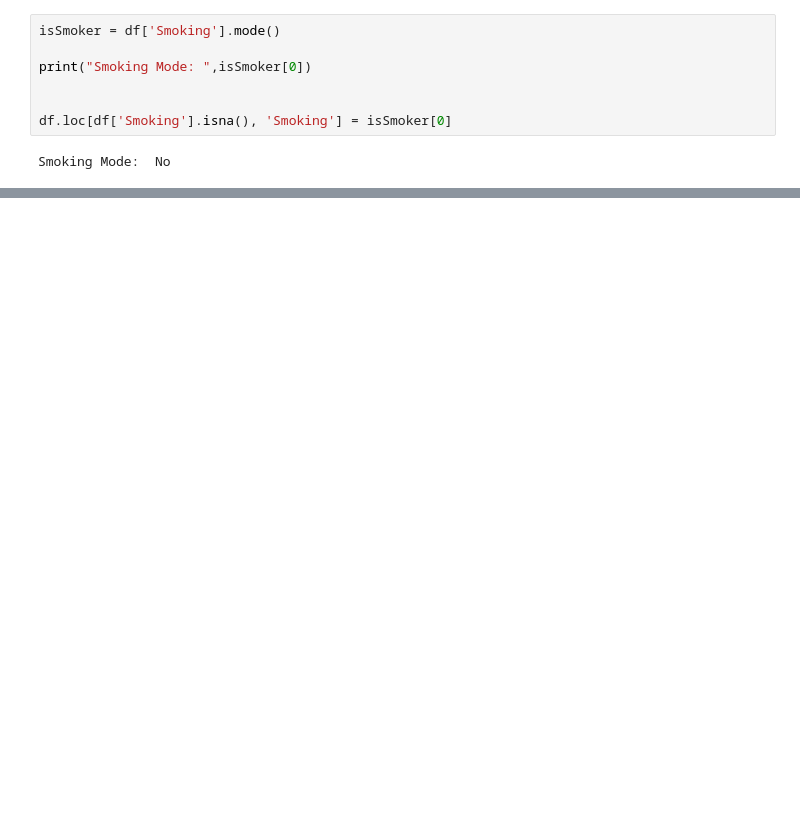
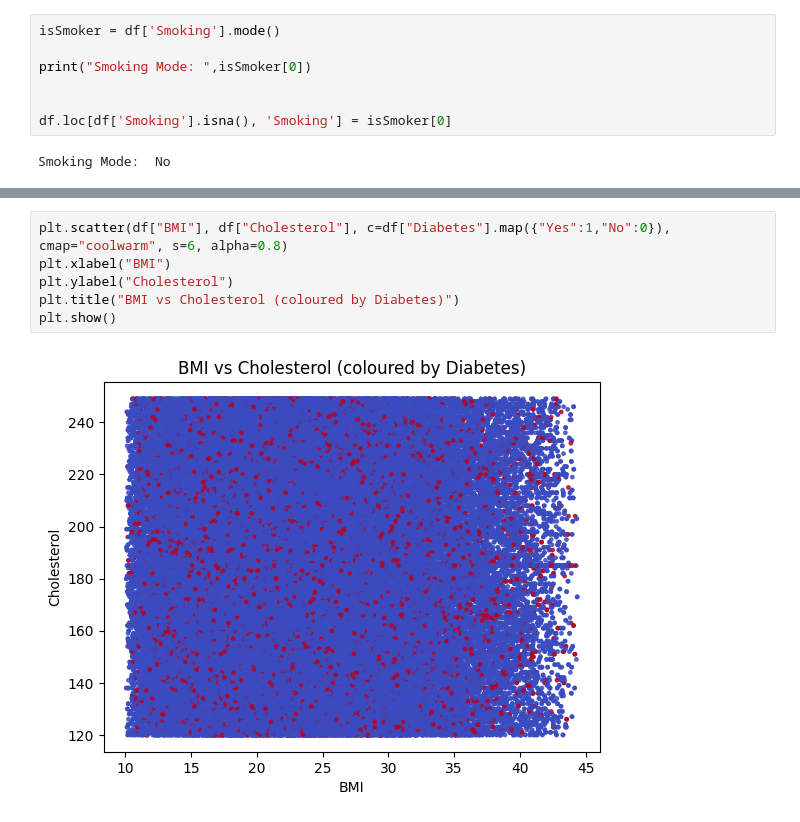
Before and after one commit to Ryan-Dunne/DataScience, a Jupyter notebook: DataPreprocessing.ipynb, the cells around one changed output, grey strips where cells are left out. Cells and saved outputs as stored; diff of their text form; blank space fills up the shorter version.

```diff
--- a/DataPreprocessing.ipynb
+++ b/DataPreprocessing.ipynb
@@ -232,0 +338,8 @@ df.to_csv("completed_medical_students_dataset.csv")
+# %%
+plt.scatter(df["BMI"], df["Cholesterol"], c=df["Diabetes"].map({"Yes":1,"No":0}), cmap="coolwarm", s=6, alpha=0.8)
+plt.xlabel("BMI")
+plt.ylabel("Cholesterol")
+plt.title("BMI vs Cholesterol (coloured by Diabetes)")
+plt.show()
+# %% [output]
+[figure, added]
```
Also changed, not shown: parts of 28 cells of this notebook, 2 other files.
